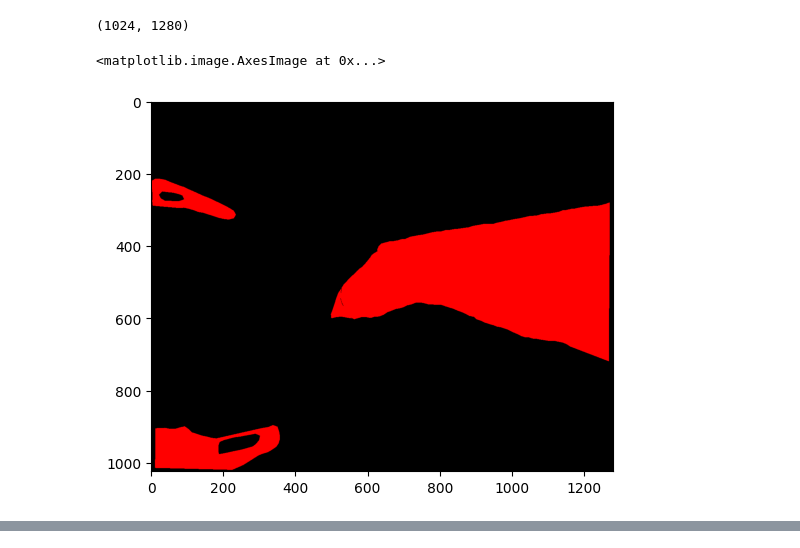
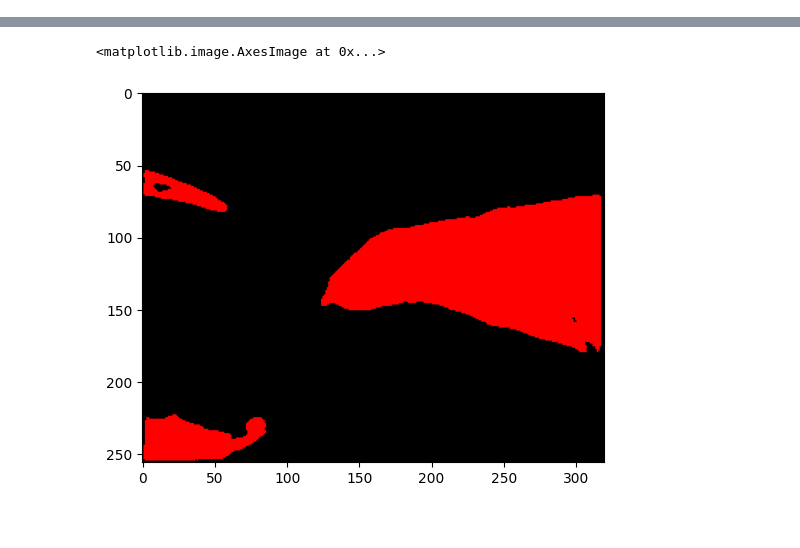
Before and after one commit to JoshuaR26/U-Net-Surgical-Tool-Segmentation, a Jupyter notebook: ensemble.ipynb, the cells around one changed output, grey strips where cells are left out. Saved outputs shown, nothing was run; the diff lists cells and outputs as text; code cells hidden in the pictures.

```diff
--- a/ensemble.ipynb
+++ b/ensemble.ipynb
@@ -15,23 +18,12 @@ import tensorflow.keras.backend as K
 # %%
-model_files = ["/home/radhika/strykathon/unet/updt/unet_jacc_1.keras",
-               "/home/radhika/strykathon/unet/updt/unet_jacc_N2.h5",
-               "/home/radhika/strykathon/unet/updt/unet_jacc_N3.h5",
-               "/home/radhika/strykathon/unet/updt/unet_jacc_N5.h5"]
+model_files = ['./model/updt/unet_jacc_1.keras',
+               "./model/updt/unet_jacc_N2.h5",
+               "./model/updt/unet_jacc_N3.h5",
+               "./model/updt/unet_jacc_N5.h5"]
 
 classes_and_colors = np.array([[0,0,0] ,[255,0,0], [25,155,187],
                       [125,255,0], [125,255,255], [175,15,123],
                       [141,255,12] ])
-# %%
-height = 1024//4
-width = 1280//4
-
-label = 2
-img_path = '/home/radhika/strykathon/unet/dataset/train/frames/frame000_seq_1.png'
-label_path = '/home/radhika/strykathon/unet/dataset/train/labels/frame000_seq_1.png'
-train_path = '/home/radhika/strykathon/unet/dataset/train'
-model_path = os.path.join('/home/radhika/strykathon/unet/model', f'unet_jacc_{label}.keras')
-# log_path = os.path.join('./log/', f'log_{label}.csv')
-# save_path = './save/'
 # %%
 def create_dir(path):
     if not os.path.exists(path):
@@ -59,16 +51,6 @@ def change_color_of_binary_mask(image : list, class_id : int):
     #image = np.squeeze(image,axis=-1)
     return np.array([ [ classes_and_colors[class_id] if pixel == 255 \
             else classes_and_colors[0] for pixel in row ] for row in image ])
-# %%
-image_path = r"/home/radhika/strykathon/unet/dataset/train/labels1/frame000_seq_1.png"
-image = cv2.imread(image_path,0)
-print ( image.shape )
-img = change_color_of_binary_mask(image,1)
-plt.imshow(img)
-# %% [output]
-(1024, 1280)
-<matplotlib.image.AxesImage at 0x...>
-[figure, removed]
 # %%
 def get_class_wise_predicted_mask ( x , class_id, jacc ) :
     name = x.split('/')[-1]
@@ -92,10 +74,6 @@ def get_class_wise_predicted_mask ( x , class_id, jacc ) :
 
     return colored_mask.astype(np.uint8)
 # %%
-predicted_mask = get_class_wise_predicted_mask ( r"/home/radhika/strykathon/unet/dataset/train/frames/frame000_seq_1.png",1, jacc = 0 )
-# plt.imshow(predicted_mask)
-#predicted_mask = predicted_mask.astype(np.uint8)
-cv2.imshow("random",predicted_mask)
-cv2.waitKey(5000)
-cv2.destroyAllWindows()
+predicted_mask = get_class_wise_predicted_mask ( './train/frames_og/frame000_seq_1.png',1, jacc = 0 )
+plt.imshow(predicted_mask)
 # %% [output]
@@ -104,3 +82,5 @@ cv2.destroyAllWindows()
+<matplotlib.image.AxesImage at 0x...>
+[figure, added]
 # %%
 import numpy as np
 from functools import reduce
```
Also changed, not shown: parts of 8 cells of this notebook.
